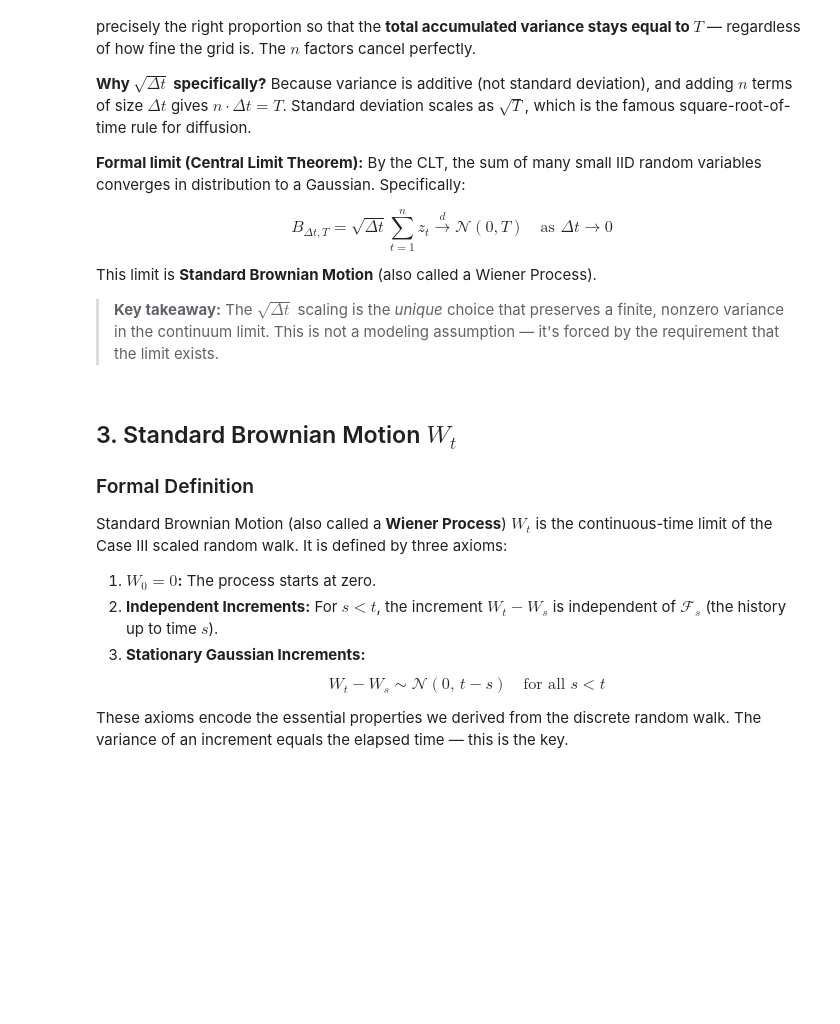
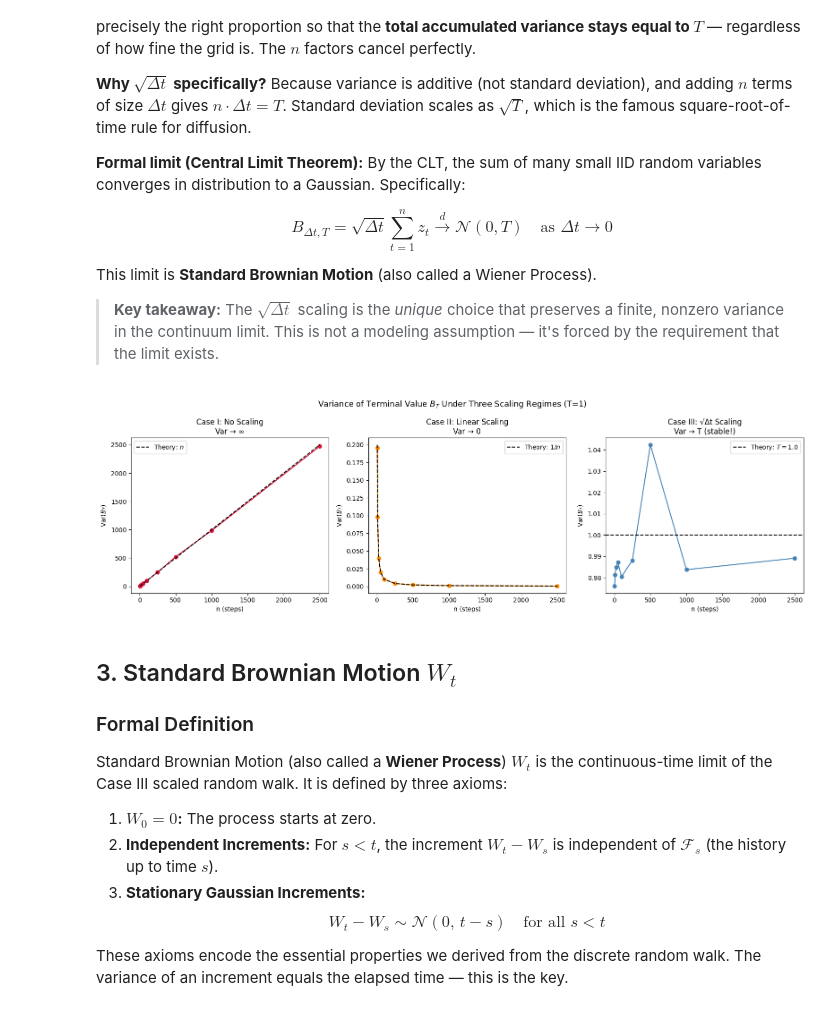
Before and after one commit to loridelotto/MITx-15.455x-Mathematical-Methods-for-Quantitative-Finance, a Jupyter notebook: Module_4/Module_4.ipynb, the cells around one changed output. Saved outputs shown, nothing was run; the diff lists cells and outputs as text; code cells hidden in the pictures; blank space fills up the shorter version.

```diff
--- a/Module_4/Module_4.ipynb
+++ b/Module_4/Module_4.ipynb
@@ -156,10 +156,9 @@ This limit is **Standard Brownian Motion** (also called a Wiener Process).
 
 > **Key takeaway:** The $\sqrt{\Delta t}$ scaling is the *unique* choice that preserves a finite, nonzero variance in the continuum limit. This is not a modeling assumption — it's forced by the requirement that the limit exists.
 # %%
-"""
-Demonstration: The three scaling cases.
-We fix T=1 and vary n, computing the terminal variance under each case.
-"""
+import numpy as np
+import matplotlib.pyplot as plt
+
 np.random.seed(0)
 
 T = 1.0
@@ -177,33 +176,35 @@ for n in n_values:
     var_case1.append(np.var(B1_T))
 
     # Case II: linear rescaling — epsilon = (1/n)*z
     B2_T = (z / n).sum(axis=0)
     var_case2.append(np.var(B2_T))
 
     # Case III: sqrt(dt) rescaling — epsilon = sqrt(dt)*z
     B3_T = (np.sqrt(dt) * z).sum(axis=0)
     var_case3.append(np.var(B3_T))
 
 fig, axes = plt.subplots(1, 3, figsize=(16, 5))
 
 axes[0].plot(n_values, var_case1, 'o-', color='crimson')
 axes[0].plot(n_values, n_values, 'k--', label='Theory: $n$')
 axes[0].set(title='Case I: No Scaling\nVar → ∞', xlabel='n (steps)', ylabel='Var($B_T$)')
 axes[0].legend()
 
 axes[1].plot(n_values, var_case2, 'o-', color='darkorange')
 axes[1].plot(n_values, [1/n for n in n_values], 'k--', label='Theory: $1/n$')
 axes[1].set(title='Case II: Linear Scaling\nVar → 0', xlabel='n (steps)', ylabel='Var($B_T$)')
 axes[1].legend()
 
 axes[2].plot(n_values, var_case3, 'o-', color='steelblue')
 axes[2].axhline(T, color='k', linestyle='--', label=f'Theory: $T={T}$')
 axes[2].set(title='Case III: √Δt Scaling\nVar → T (stable!)', xlabel='n (steps)', ylabel='Var($B_T$)')
 axes[2].legend()
 
 plt.suptitle('Variance of Terminal Value $B_T$ Under Three Scaling Regimes (T=1)', fontsize=13)
 plt.tight_layout()
 plt.show()
+# %% [output]
+[figure, added]
 # %% [markdown]
 ## 3. Standard Brownian Motion $W_t$
 
```
Also changed, not shown: parts of 5 cells of this notebook.
